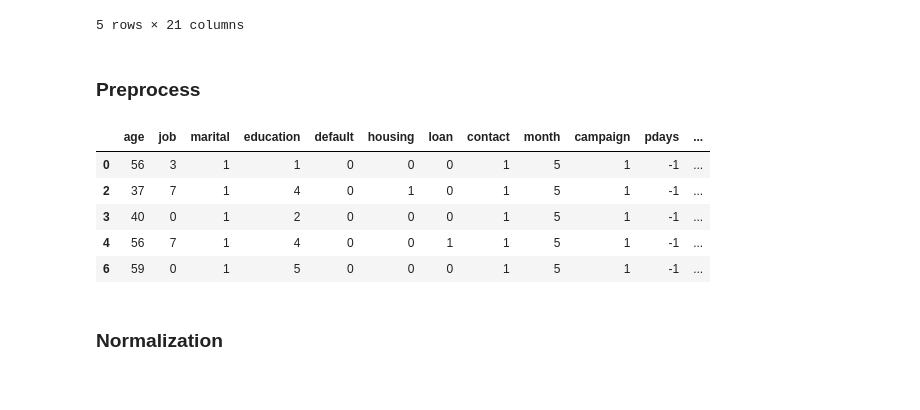
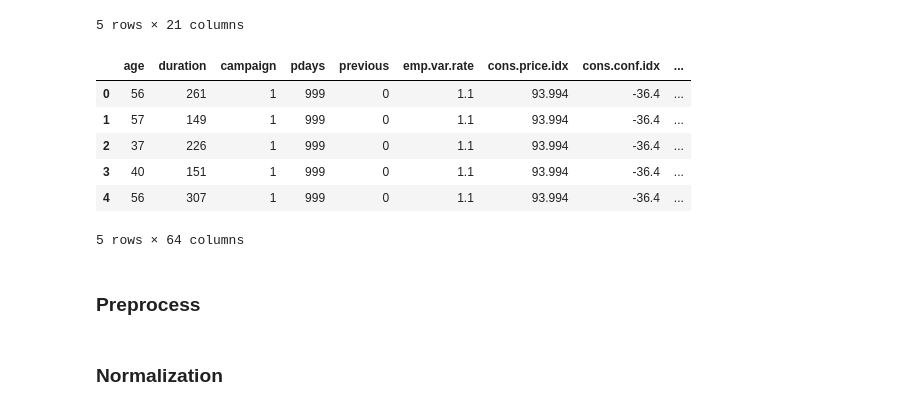
Before and after one commit to miqalvarez/A2, a Jupyter notebook: CSV-Bank.ipynb, the cells around one changed output. Cells and saved outputs as stored; diff of their text form; code cells hidden in the pictures.

```diff
--- a/CSV-Bank.ipynb
+++ b/CSV-Bank.ipynb
@@ -19,56 +19,36 @@ df.head()
 | 3 | 40 | admin. | married | basic.6y | no | no | no | telephone | may | mon | ... |
 | 4 | 56 | services | married | high.school | no | no | yes | telephone | may | mon | ... |
 5 rows × 21 columns
+# %%
+import pandas as pd
+
+# Convertir columnas categóricas a variables dummy (one-hot encoding)
+categorical_columns = ["job", "marital", "education", "default", "housing", "loan", "contact", "month", "day_of_week", "poutcome"]
+df = pd.get_dummies(df, columns=categorical_columns)
+
+# Convertir la variable objetivo a 0 y 1
+df['y'] = df['y'].map({'no': 0, 'yes': 1})
+
+# Convert true/false values to 0 and 1 for each column
+for column in df.columns:
+    if df[column].dtype == bool:
+        df[column] = df[column].map({False: 0, True: 1})
+
+# move y to the end
+y = df.pop('y')
+df['y'] = y
+
+df.head()
+# %% [output]
+|  | age | duration | campaign | pdays | previous | emp.var.rate | cons.price.idx | cons.conf.idx | ... |
+| 0 | 56 | 261 | 1 | 999 | 0 | 1.1 | 93.994 | -36.4 | ... |
+| 1 | 57 | 149 | 1 | 999 | 0 | 1.1 | 93.994 | -36.4 | ... |
+| 2 | 37 | 226 | 1 | 999 | 0 | 1.1 | 93.994 | -36.4 | ... |
+| 3 | 40 | 151 | 1 | 999 | 0 | 1.1 | 93.994 | -36.4 | ... |
+| 4 | 56 | 307 | 1 | 999 | 0 | 1.1 | 93.994 | -36.4 | ... |
+5 rows × 64 columns
 # %% [markdown]
 ### Preprocess
-# %%
-
-# Drop the duration and day of the week columns
-df = df.drop(['duration', 'day_of_week'], axis=1)
-
-# Convert the month column to numerical values
-df['month'] = df['month'].replace(['jan', 'feb', 'mar', 'apr', 'may', 'jun', 'jul', 'aug', 'sep', 'oct',
-                                   'nov', 'dec'], [1, 2, 3, 4, 5, 6, 7, 8, 9, 10,
-                                                   11, 12])
-
-# Drop rows which contain unknown values
-df = df[(df['job'] != 'unknown') & (df['marital'] != 'unknown') & (df['education'] != 'unknown') &
-        (df['default'] != 'unknown') & (df['housing'] != 'unknown') & (df['loan'] != 'unknown') &
-        (df['contact'] != 'unknown') & (df['poutcome'] != 'unknown')]
-
-# Convert the marrital and poutcome columns to numerical values
-df['marital'] = df['marital'].replace(['married', 'single', 'divorced'], [1, 2, 3])
-df['poutcome'] = df['poutcome'].replace(['failure', 'nonexistent', 'success'], [1, 2, 3])
-
-# Convert default, contact, housing, y and loan to 0 and 1
-df['default'] = df['default'].replace(['no', 'yes'], [0, 1])
-df['housing'] = df['housing'].replace(['no', 'yes'], [0, 1])
-df['loan'] = df['loan'].replace(['no', 'yes'], [0, 1])
-df['contact'] = df['contact'].replace(['cellular', 'telephone'], [0, 1])
-df['y'] = df['y'].replace(['no', 'yes'], [0, 1])
-
-
-# Convert the education column to numerical values
-df['education'] = df['education'].replace(['illiterate', 'basic.4y', 'basic.6y', 'basic.9y', 'high.school',
-                                           'professional.course', 'university.degree'], [0, 1, 2, 3, 4, 5, 6])
-
-# Convert the job column to numerical values
-df['job'] = df['job'].replace(['admin.', 'blue-collar', 'entrepreneur', 'housemaid', 'management', 'retired',
-                               'self-employed', 'services', 'student', 'technician', 'unemployed'], [0, 1, 2, 3, 4,
-                                                                                                      5, 6, 7, 8,
-                                                                                                      9, 10])
-
-# Convert 999 to -1 in the pdays column
-df['pdays'] = df['pdays'].replace([999], [-1])
-
-df.head()
-# %% [output]
-|  | age | job | marital | education | default | housing | loan | contact | month | campaign | pdays | ... |
-| 0 | 56 | 3 | 1 | 1 | 0 | 0 | 0 | 1 | 5 | 1 | -1 | ... |
-| 2 | 37 | 7 | 1 | 4 | 0 | 1 | 0 | 1 | 5 | 1 | -1 | ... |
-| 3 | 40 | 0 | 1 | 2 | 0 | 0 | 0 | 1 | 5 | 1 | -1 | ... |
-| 4 | 56 | 7 | 1 | 4 | 0 | 0 | 1 | 1 | 5 | 1 | -1 | ... |
-| 6 | 59 | 0 | 1 | 5 | 0 | 0 | 0 | 1 | 5 | 1 | -1 | ... |
 # %% [markdown]
 ### Normalization
 # %%
```
Also changed, not shown: parts of 3 cells of this notebook, 4 other files.
